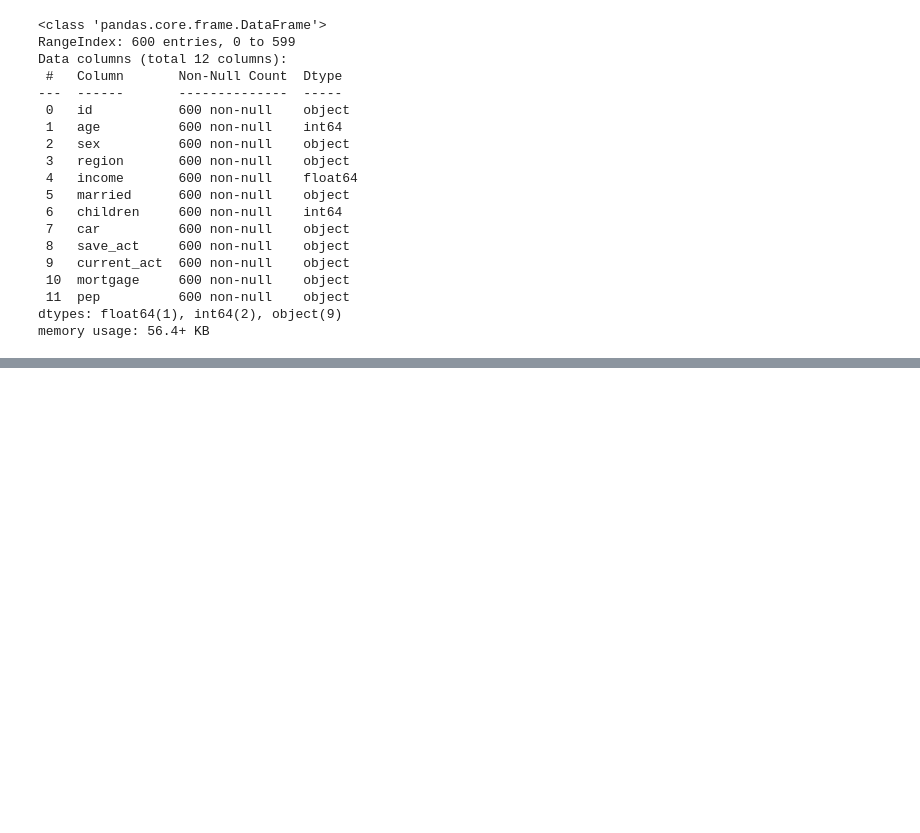
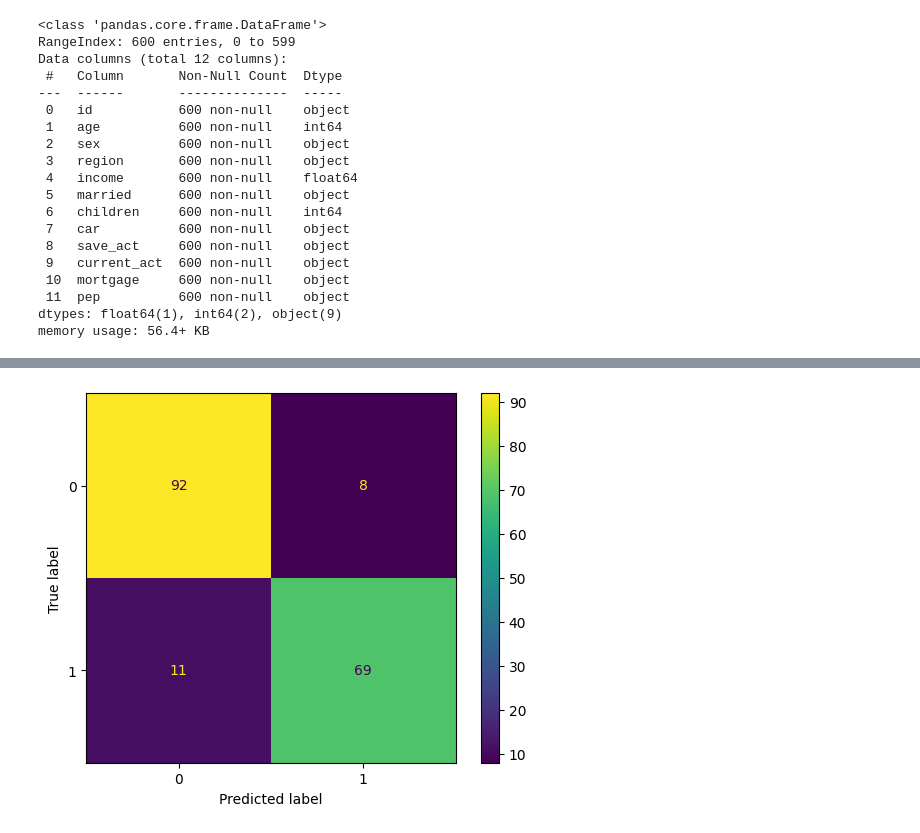
Before and after one commit to Phanuruj3146/KMITL, a Jupyter notebook: Year3/DataAnalysis/Lab9/decisionTree.ipynb, the cells around one changed output, grey strips where cells are left out. Saved outputs shown, nothing was run; the diff lists cells and outputs as text; code cells hidden in the pictures; blank space fills up the shorter version.

```diff
--- a/Year3/DataAnalysis/Lab9/decisionTree.ipynb
+++ b/Year3/DataAnalysis/Lab9/decisionTree.ipynb
@@ -98,0 +139,5 @@ InvocationException: GraphViz's executables not found
+# %%
+cnf_matrix = metrics.confusion_matrix(y_test, y_pred)
+visualized_cm = ConfusionMatrixDisplay(cnf_matrix, display_labels=["0", "1"]).plot()
+# %% [output]
+[figure, added]
```
Also changed, not shown: parts of 8 cells of this notebook, 8 other files.
